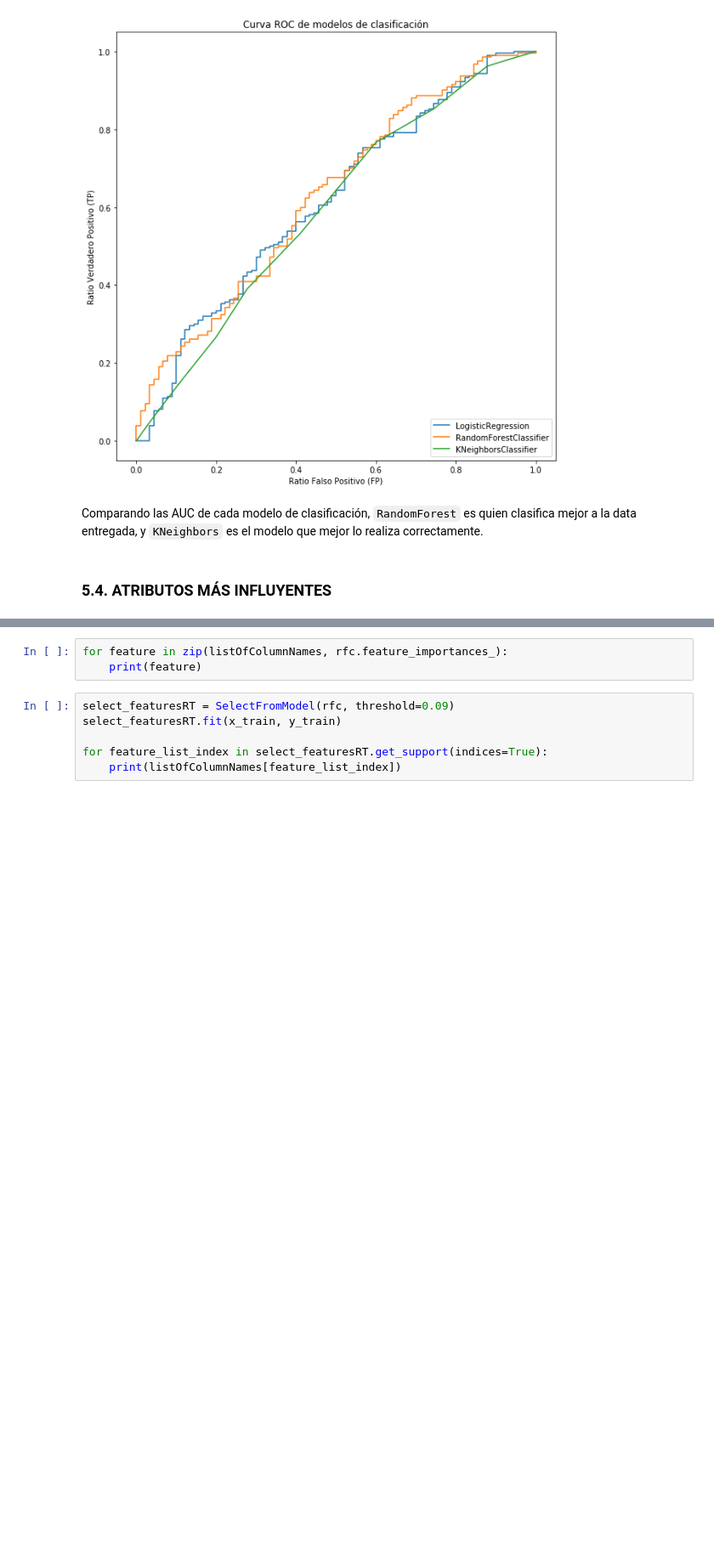
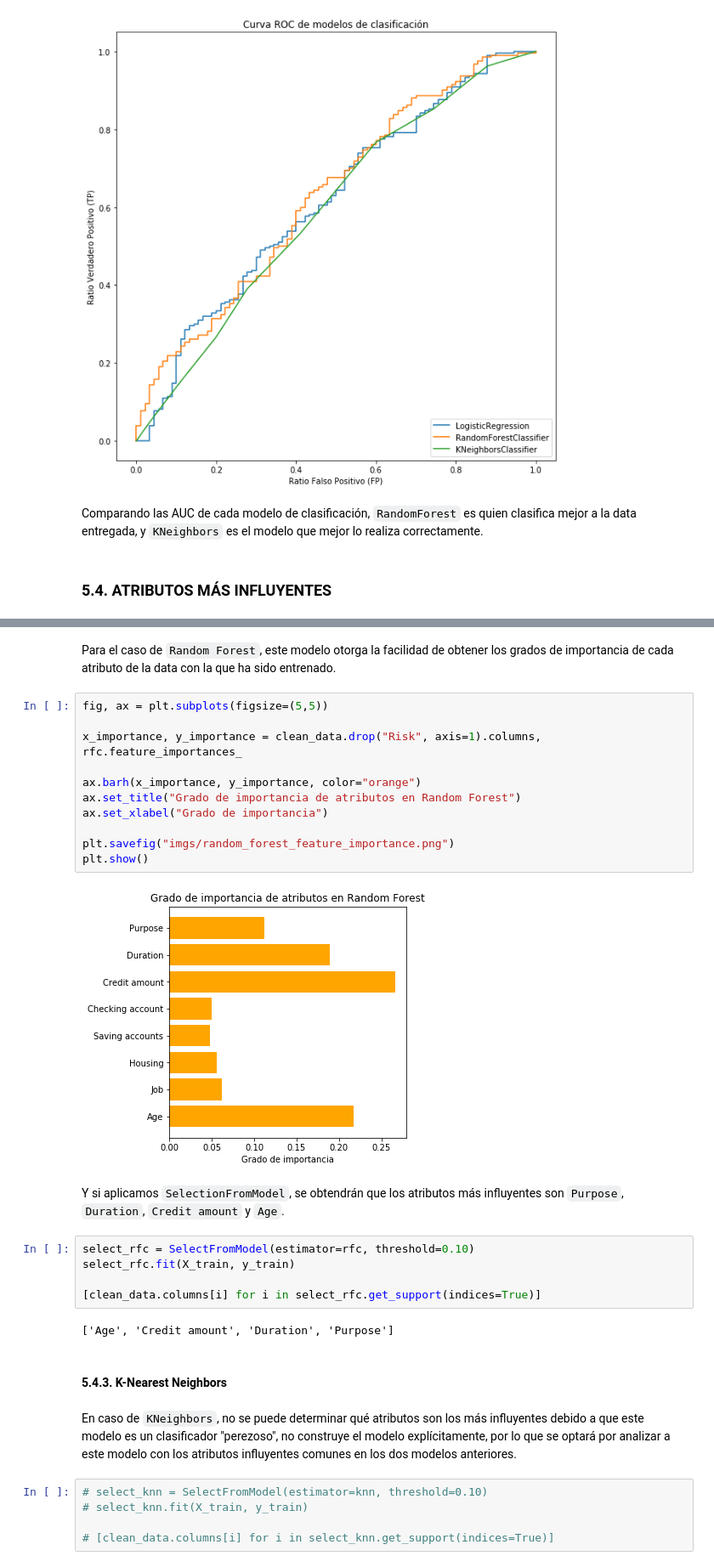
Before and after one commit to aLucaz/predicting-credit-risk, a Jupyter notebook: predict_models_credit_risk.ipynb, the cells around one changed output, grey strips where cells are left out. Shown at 85% size. Drawn from its saved outputs; the diff is of its cells as text; blank space fills up the shorter version.

```diff
--- a/predict_models_credit_risk.ipynb
+++ b/predict_models_credit_risk.ipynb
@@ -570,9 +601,33 @@ Comparando las AUC de cada modelo de clasificación, `RandomForest` es quien cla
-# %%
-for feature in zip(listOfColumnNames, rfc.feature_importances_):
-    print(feature)
+# %% [markdown]
+Para el caso de `Random Forest`, este modelo otorga la facilidad de obtener los grados de importancia de cada atributo de la data con la que ha sido entrenado.
+# %%
+fig, ax = plt.subplots(figsize=(5,5))
+
+x_importance, y_importance = clean_data.drop("Risk", axis=1).columns, rfc.feature_importances_
+
+ax.barh(x_importance, y_importance, color="orange")
+ax.set_title("Grado de importancia de atributos en Random Forest")
+ax.set_xlabel("Grado de importancia")
+
+plt.savefig("imgs/random_forest_feature_importance.png")
+plt.show()
+# %% [output]
+[figure, added]
+# %% [markdown]
+Y si aplicamos `SelectionFromModel`, se obtendrán que los atributos más influyentes son `Purpose`, `Duration`, `Credit amount` y `Age`.
 # %%
-select_featuresRT = SelectFromModel(rfc, threshold=0.09)
-select_featuresRT.fit(x_train, y_train)
+select_rfc = SelectFromModel(estimator=rfc, threshold=0.10)
+select_rfc.fit(X_train, y_train)
 
-for feature_list_index in select_featuresRT.get_support(indices=True):
-    print(listOfColumnNames[feature_list_index])
+[clean_data.columns[i] for i in select_rfc.get_support(indices=True)]
+# %% [output]
+['Age', 'Credit amount', 'Duration', 'Purpose']
+# %% [markdown]
+#### 5.4.3. K-Nearest Neighbors
+# %% [markdown]
+En caso de `KNeighbors`, no se puede determinar qué atributos son los más influyentes debido a que este modelo es un clasificador "perezoso", no construye el modelo explícitamente, por lo que se optará por analizar a este modelo con los atributos influyentes comunes en los dos modelos anteriores.
+# %%
+# select_knn = SelectFromModel(estimator=knn, threshold=0.10)
+# select_knn.fit(X_train, y_train)
+
+# [clean_data.columns[i] for i in select_knn.get_support(indices=True)]
```
Also changed, not shown: parts of 5 cells of this notebook, 2 other files.
